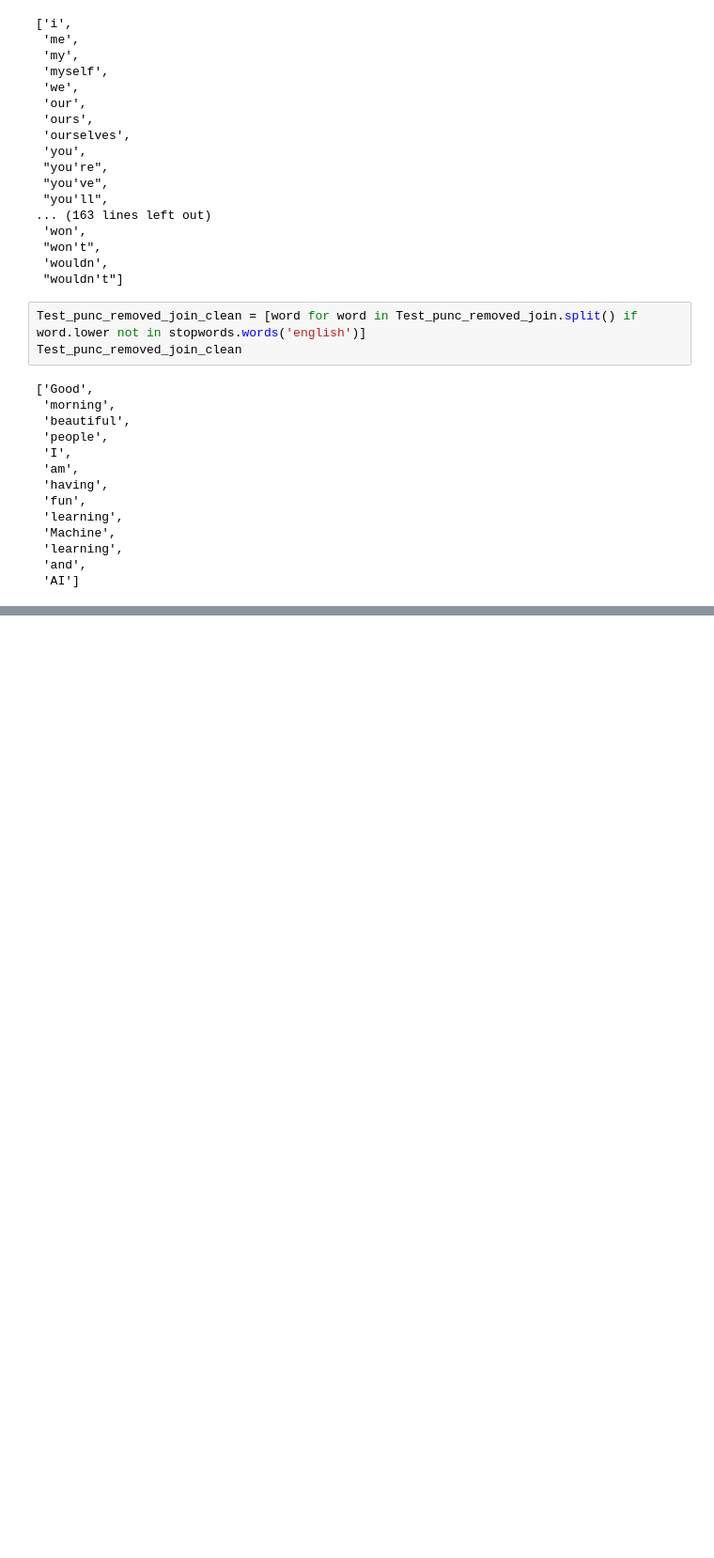
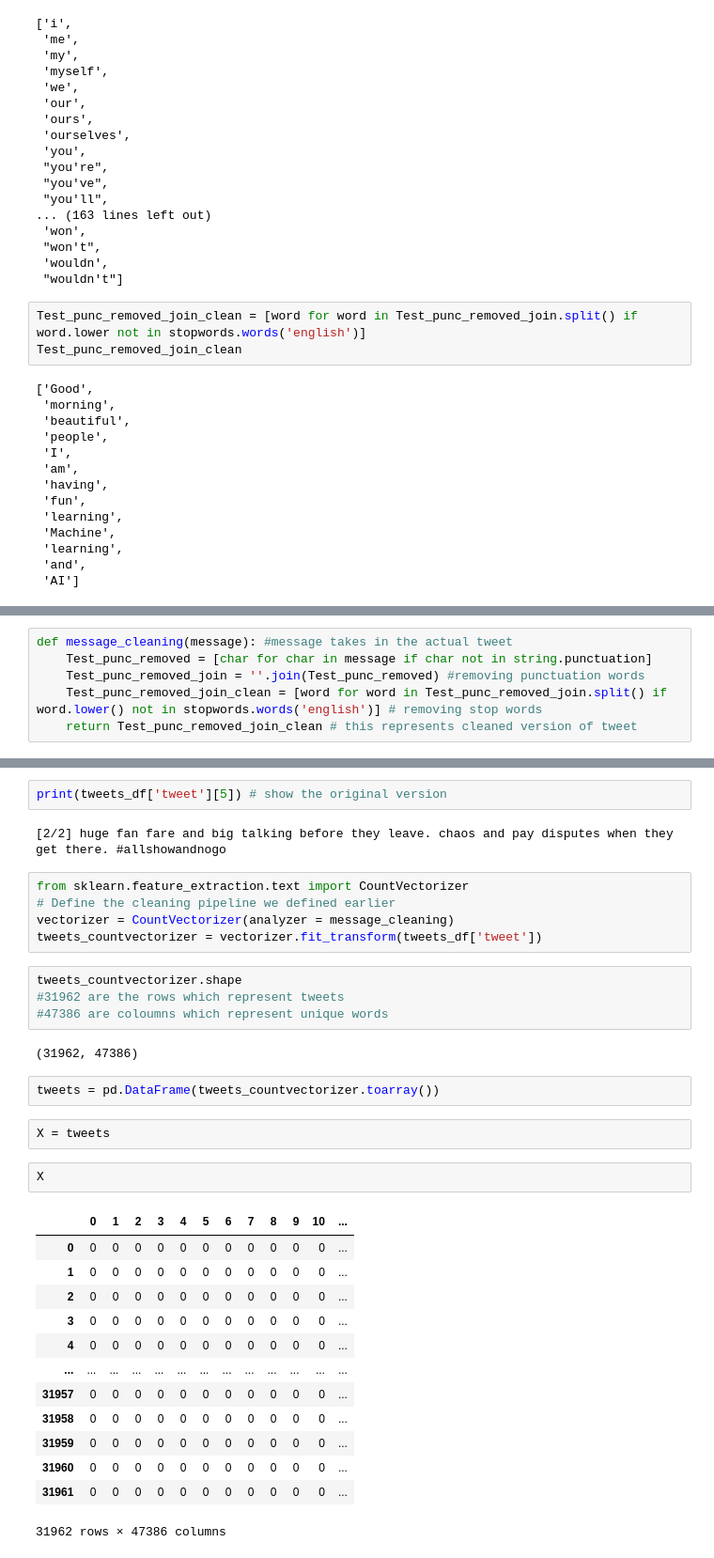
Before and after one commit to hhh99-hub/Twitter-Sentiment-Analysis, a Jupyter notebook: Twitter_Sentiment_Analysis.ipynb, the cells around one changed output, grey strips where cells are left out. Shown at 94% size. Saved outputs shown, nothing was run; the diff lists cells and outputs as text; blank space fills up the shorter version.

```diff
--- a/Twitter_Sentiment_Analysis.ipynb
+++ b/Twitter_Sentiment_Analysis.ipynb
@@ -279,0 +302,6 @@ Test_punc_removed_join_clean
+# %%
+def message_cleaning(message): #message takes in the actual tweet
+    Test_punc_removed = [char for char in message if char not in string.punctuation]
+    Test_punc_removed_join = ''.join(Test_punc_removed) #removing punctuation words
+    Test_punc_removed_join_clean = [word for word in Test_punc_removed_join.split() if word.lower() not in stopwords.words('english')] # removing stop words
+    return Test_punc_removed_join_clean # this represents cleaned version of tweet
@@ -279,0 +315,35 @@ Test_punc_removed_join_clean
+# %%
+print(tweets_df['tweet'][5]) # show the original version
+# %% [output]
+[2/2] huge fan fare and big talking before they leave. chaos and pay disputes when they get there. #allshowandnogo
+# %%
+from sklearn.feature_extraction.text import CountVectorizer
+# Define the cleaning pipeline we defined earlier
+vectorizer = CountVectorizer(analyzer = message_cleaning)
+tweets_countvectorizer = vectorizer.fit_transform(tweets_df['tweet'])
+# %%
+tweets_countvectorizer.shape
+#31962 are the rows which represent tweets
+#47386 are coloumns which represent unique words
+# %% [output]
+(31962, 47386)
+# %%
+tweets = pd.DataFrame(tweets_countvectorizer.toarray())
+# %%
+X = tweets
+# %%
+X
+# %% [output]
+|  | 0 | 1 | 2 | 3 | 4 | 5 | 6 | 7 | 8 | 9 | 10 | ... |
+| 0 | 0 | 0 | 0 | 0 | 0 | 0 | 0 | 0 | 0 | 0 | 0 | ... |
+| 1 | 0 | 0 | 0 | 0 | 0 | 0 | 0 | 0 | 0 | 0 | 0 | ... |
+| 2 | 0 | 0 | 0 | 0 | 0 | 0 | 0 | 0 | 0 | 0 | 0 | ... |
+| 3 | 0 | 0 | 0 | 0 | 0 | 0 | 0 | 0 | 0 | 0 | 0 | ... |
+| 4 | 0 | 0 | 0 | 0 | 0 | 0 | 0 | 0 | 0 | 0 | 0 | ... |
+| ... | ... | ... | ... | ... | ... | ... | ... | ... | ... | ... | ... | ... |
+| 31957 | 0 | 0 | 0 | 0 | 0 | 0 | 0 | 0 | 0 | 0 | 0 | ... |
+| 31958 | 0 | 0 | 0 | 0 | 0 | 0 | 0 | 0 | 0 | 0 | 0 | ... |
+| 31959 | 0 | 0 | 0 | 0 | 0 | 0 | 0 | 0 | 0 | 0 | 0 | ... |
+| 31960 | 0 | 0 | 0 | 0 | 0 | 0 | 0 | 0 | 0 | 0 | 0 | ... |
+| 31961 | 0 | 0 | 0 | 0 | 0 | 0 | 0 | 0 | 0 | 0 | 0 | ... |
+31962 rows × 47386 columns
```
Also changed, not shown: parts of 20 cells of this notebook.
